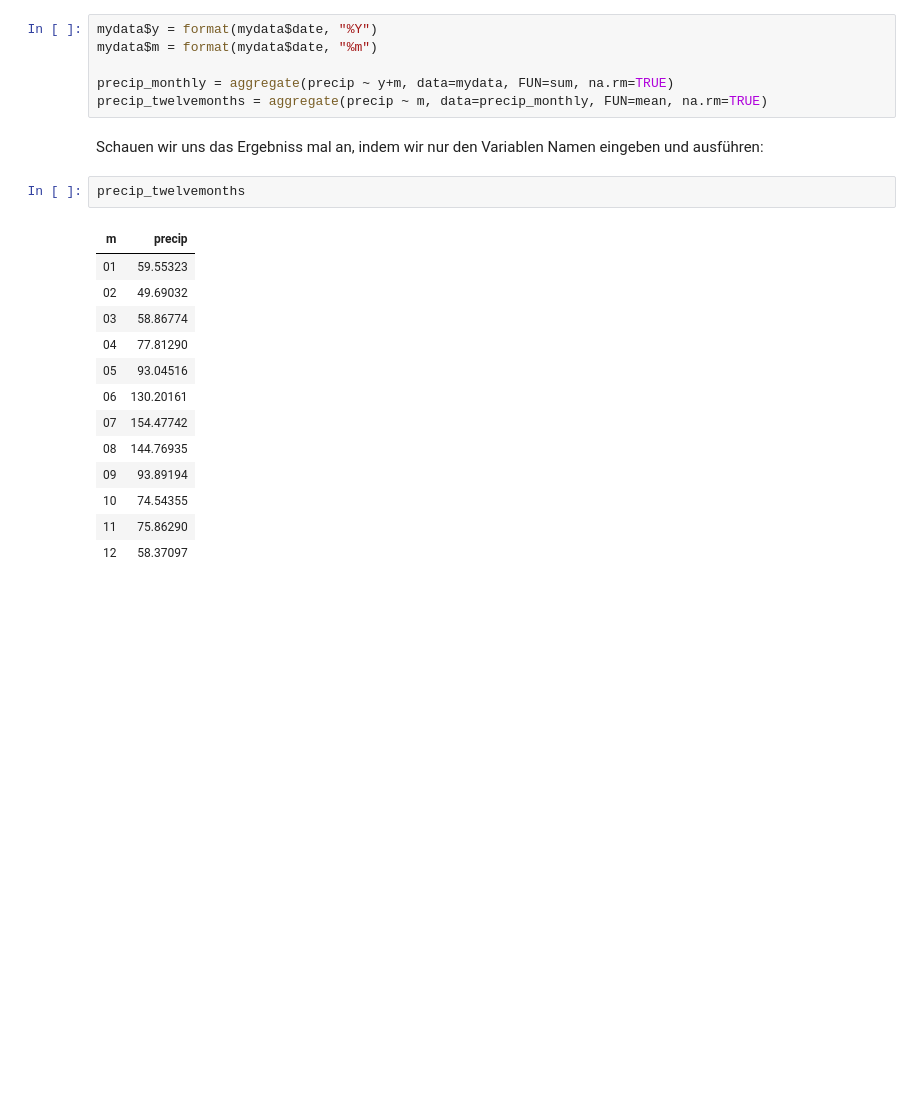
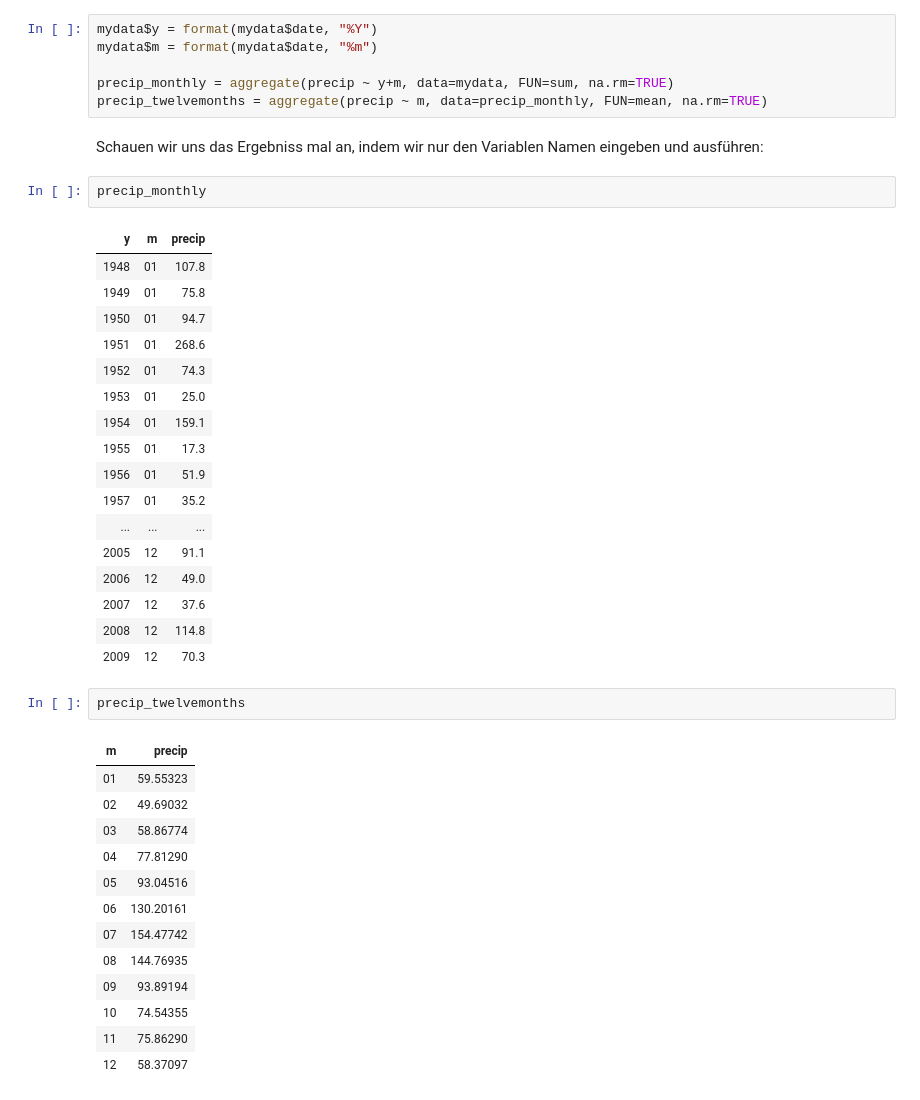
Before and after one commit to mwarscher/R-VU, a Jupyter notebook: R Introduction_v4.ipynb, the cells around one changed output. Drawn from its saved outputs; the diff is of its cells as text; blank space fills up the shorter version.

```diff
--- a/R Introduction_v3.ipynb
+++ b/R Introduction_v4.ipynb
@@ -485,6 +491,26 @@ precip_monthly = aggregate(precip ~ y+m, data=mydata, FUN=sum, na.rm=TRUE)
 precip_twelvemonths = aggregate(precip ~ m, data=precip_monthly, FUN=mean, na.rm=TRUE)
 # %% [markdown]
 Schauen wir uns das Ergebniss mal an, indem wir nur den Variablen Namen eingeben und ausführen:
+# %%
+precip_monthly
+# %% [output]
+| y | m | precip |
+| 1948 | 01 | 107.8 |
+| 1949 | 01 | 75.8 |
+| 1950 | 01 | 94.7 |
+| 1951 | 01 | 268.6 |
+| 1952 | 01 | 74.3 |
+| 1953 | 01 | 25.0 |
+| 1954 | 01 | 159.1 |
+| 1955 | 01 | 17.3 |
+| 1956 | 01 | 51.9 |
+| 1957 | 01 | 35.2 |
+| ... | ... | ... |
+| 2005 | 12 | 91.1 |
+| 2006 | 12 | 49.0 |
+| 2007 | 12 | 37.6 |
+| 2008 | 12 | 114.8 |
+| 2009 | 12 | 70.3 |
 # %%
 precip_twelvemonths
 # %% [output]
```
Also changed, not shown: parts of 3 cells of this notebook, 1 other file.
